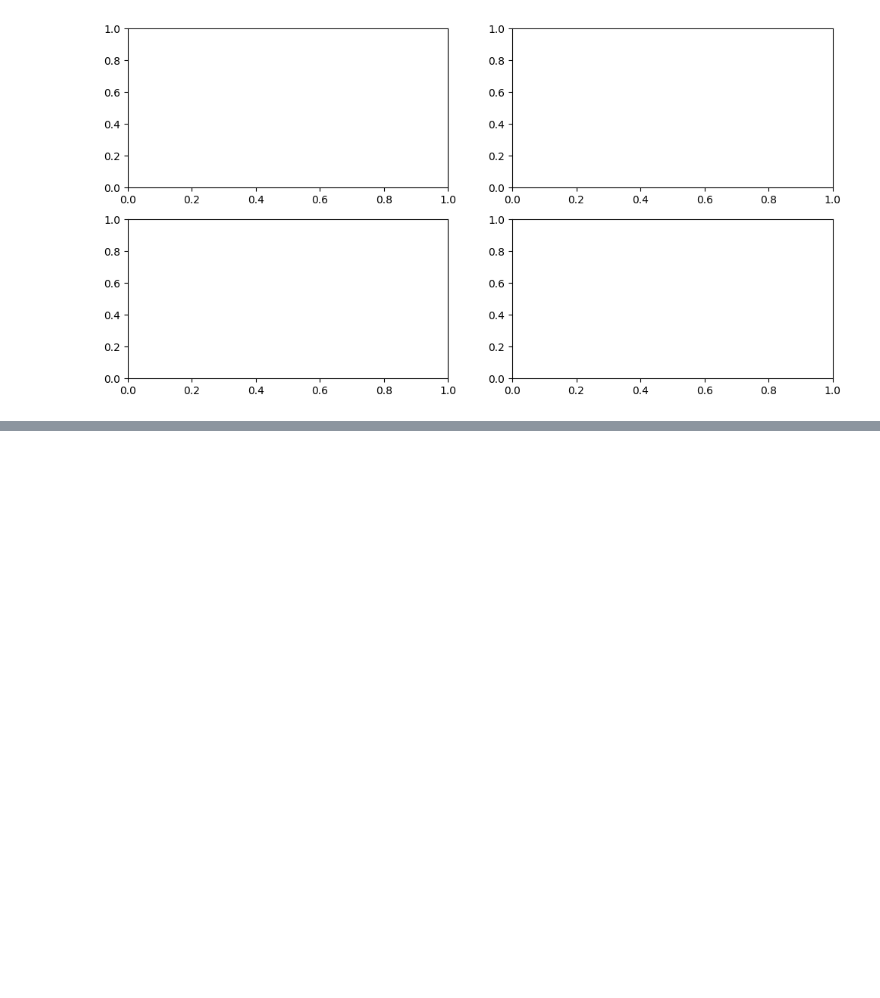
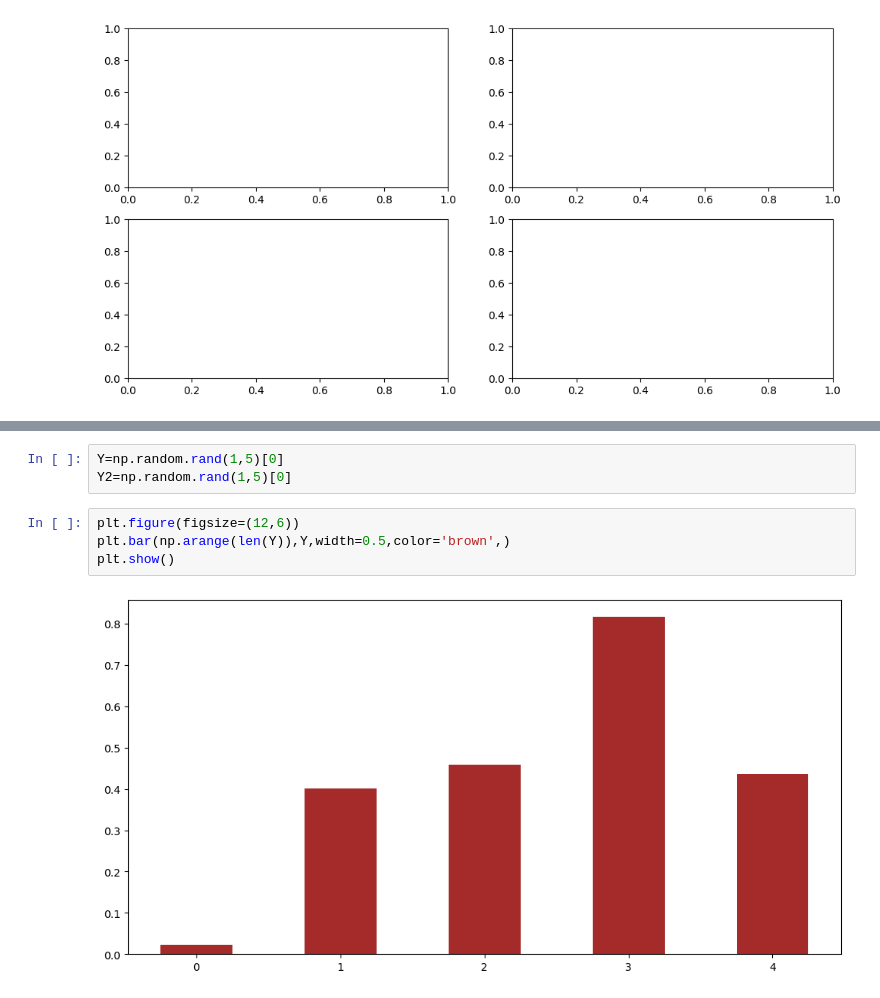
Before and after one commit to Rubieskyama/data-cleaning, a Jupyter notebook: More_Visualzations.ipynb, the cells around one changed output, grey strips where cells are left out. Drawn from its saved outputs; the diff is of its cells as text; blank space fills up the shorter version.

```diff
--- a/More_Visualzations.ipynb
+++ b/More_Visualzations.ipynb
@@ -70,0 +86,9 @@ fig
+# %%
+Y=np.random.rand(1,5)[0]
+Y2=np.random.rand(1,5)[0]
+# %%
+plt.figure(figsize=(12,6))
+plt.bar(np.arange(len(Y)),Y,width=0.5,color='brown',)
+plt.show()
+# %% [output]
+[figure, added]
```
Also changed, not shown: parts of 7 cells of this notebook.
